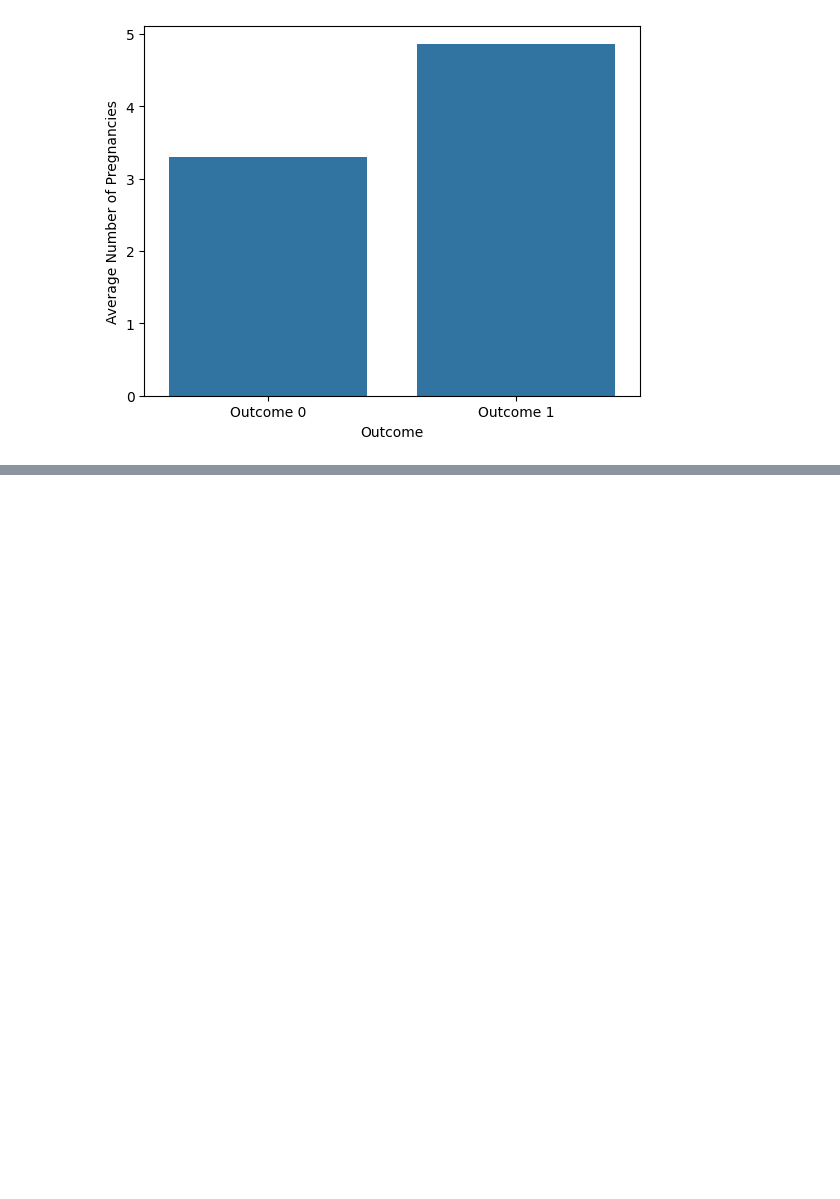
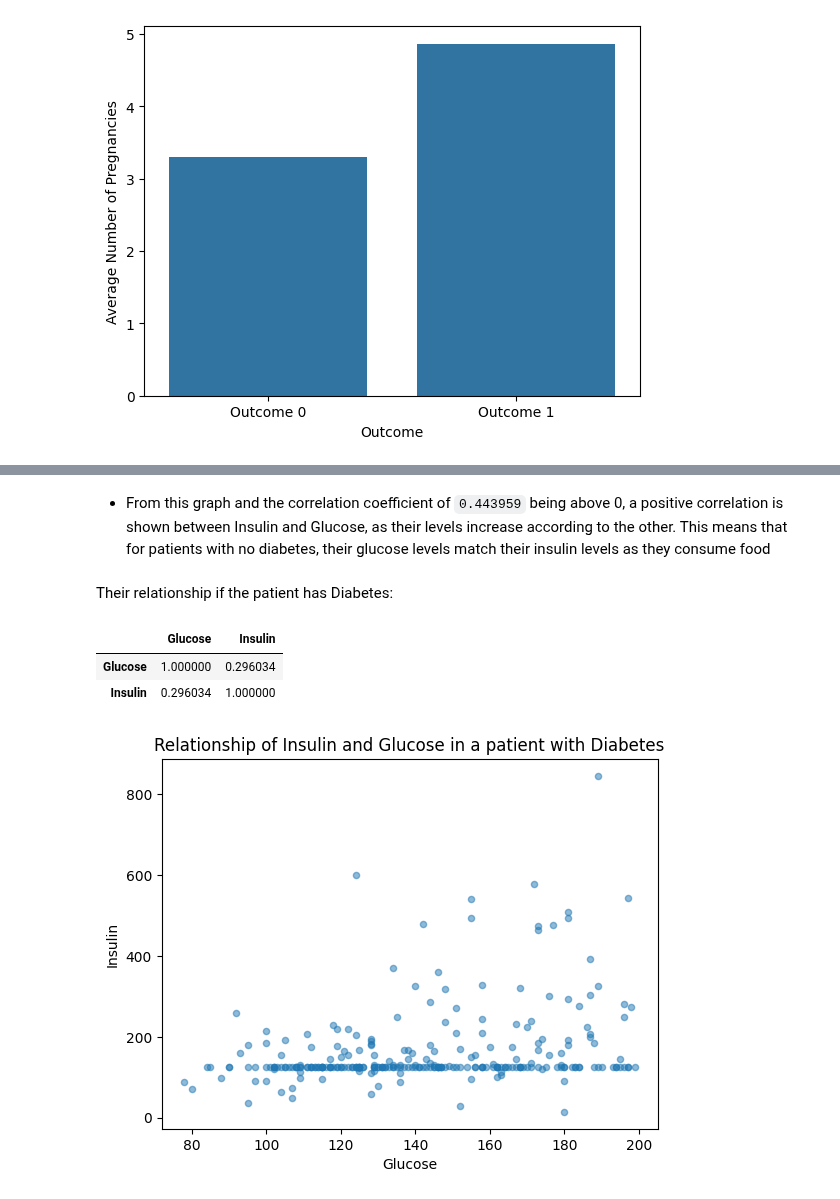
Before and after one commit to houin679/CSMODELPROJECT, a Jupyter notebook: nb1.ipynb, the cells around one changed output, grey strips where cells are left out. Cells and saved outputs as stored; diff of their text form; code cells hidden in the pictures; blank space fills up the shorter version.

```diff
--- a/nb1.ipynb
+++ b/nb1.ipynb
@@ -525,0 +552,17 @@ plt.show()
+# %% [markdown]
+- From this graph and the correlation coefficient of `0.443959` being above 0, a positive correlation is shown between Insulin and Glucose, as their levels increase according to the other. This means that for patients with no diabetes, their glucose levels match their insulin levels as they consume food
+# %% [markdown]
+Their relationship if the patient has Diabetes:
+# %%
+glucose_insulin_1 = df[df['Outcome'] == 1][['Glucose', 'Insulin']]
+glucose_insulin_1.corr()
+# %% [output]
+|  | Glucose | Insulin |
+| Glucose | 1.000000 | 0.296034 |
+| Insulin | 0.296034 | 1.000000 |
+# %%
+glucose_insulin_1.plot.scatter(x='Glucose', y='Insulin', alpha=0.5)
+plt.title('Relationship of Insulin and Glucose in a patient with Diabetes')
+plt.show()
+# %% [output]
+[figure, added]
```
Also changed, not shown: parts of 27 cells of this notebook.
